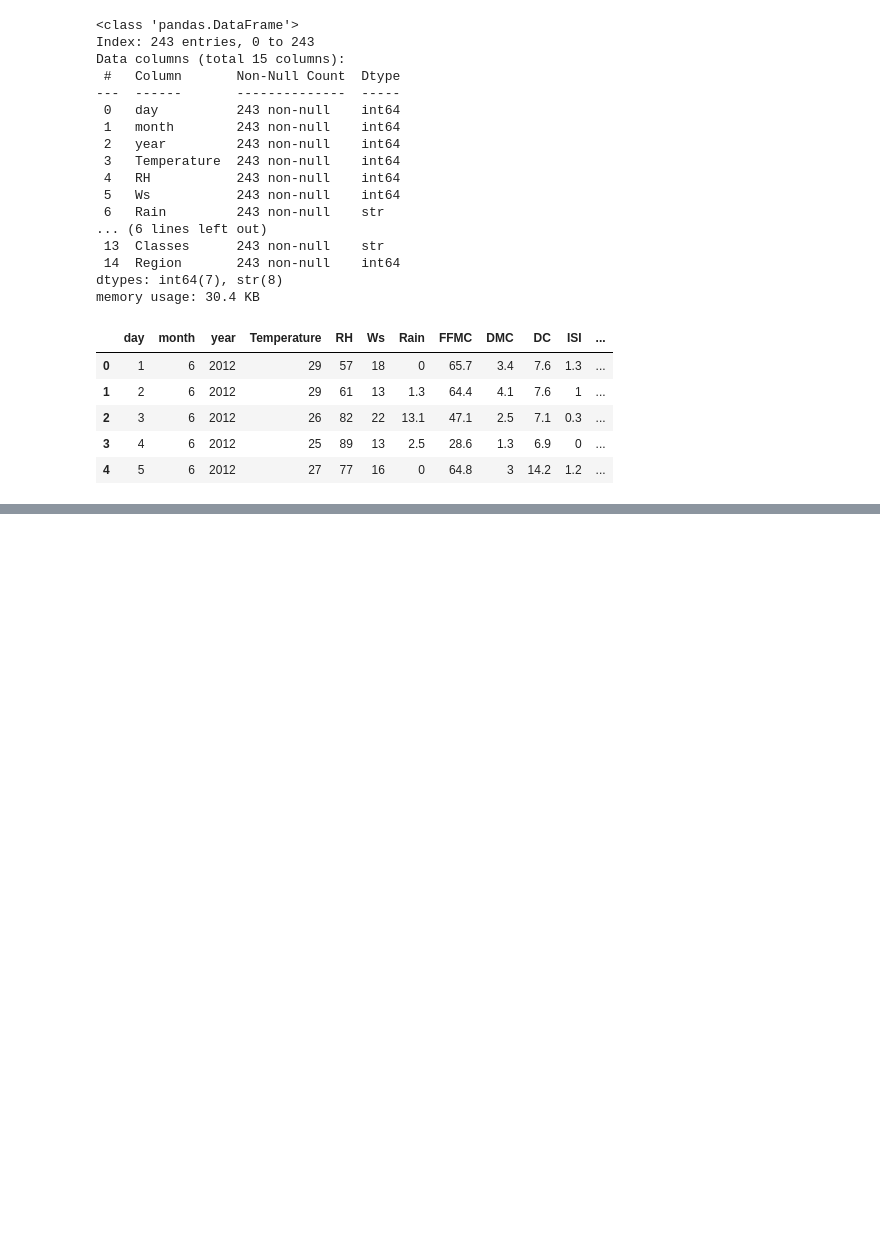
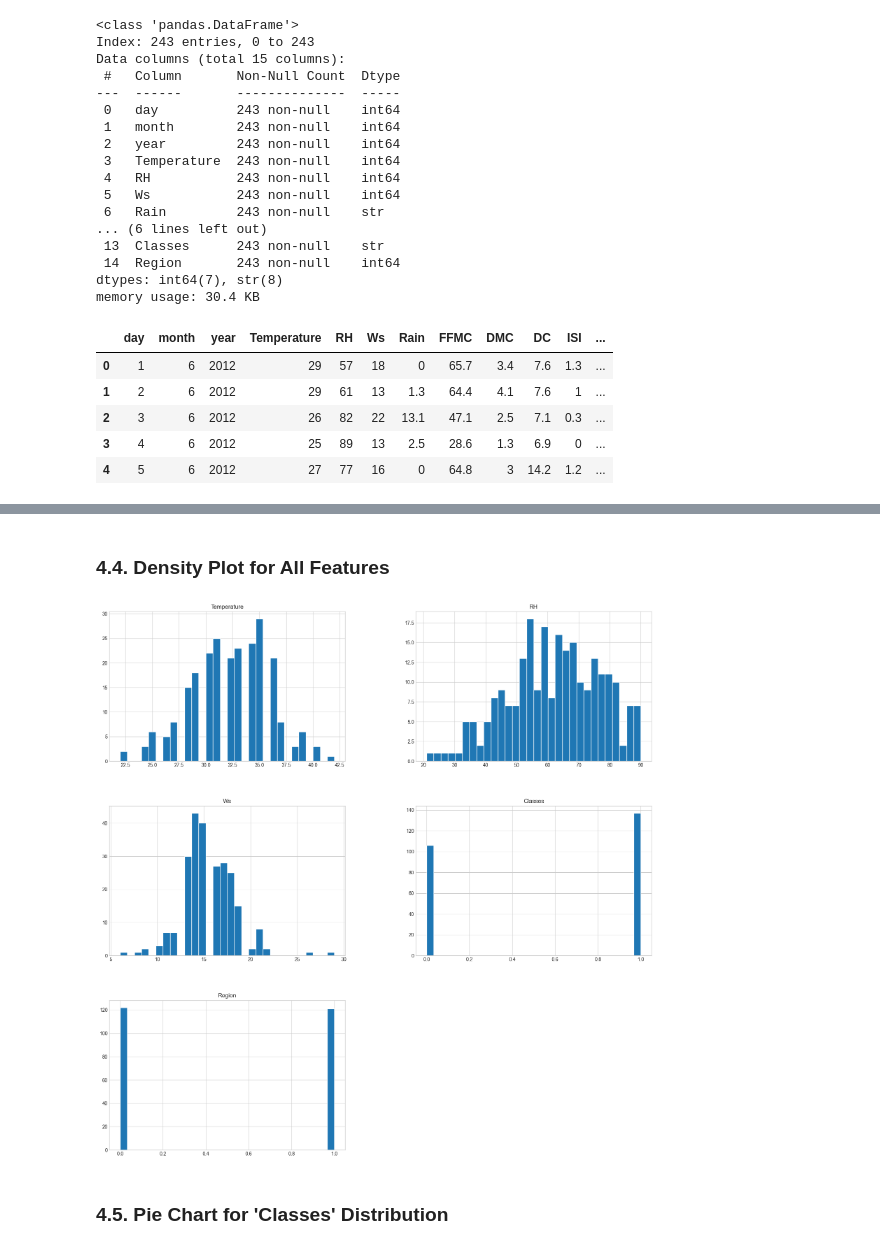
Before and after one commit to Tamim2276/Machine-Learning, a Jupyter notebook: Ridge,Lasso And ElasticNet/RidgeLassoAndElasticNet.ipynb, the cells around one changed output, grey strips where cells are left out. Drawn from its saved outputs; the diff is of its cells as text; code cells hidden in the pictures; blank space fills up the shorter version.

```diff
--- a/Ridge,Lasso And ElasticNet/RidgeLassoAndElasticNet.ipynb
+++ b/Ridge,Lasso And ElasticNet/RidgeLassoAndElasticNet.ipynb
@@ -367,0 +433,3 @@ df.describe().T
+# %%
+# Drop date-related columns for EDA
+df.drop(['day','month','year'], axis=1, inplace=True)
@@ -367,0 +468,3 @@ df.describe().T
+# %%
+# Encode 'Classes' column
+df['Classes'] = np.where (df['Classes'].str.contains('not fire'),0,1)
@@ -367,0 +489,11 @@ df.describe().T
+# %% [markdown]
+### 4.4. Density Plot for All Features
+# %%
+# Plot histograms for all features
+plt.style.use('seaborn-v0_8-whitegrid')
+df.hist(bins = 30, figsize=(20,20))
+plt.show()
+# %% [output]
+[figure, added]
+# %% [markdown]
+### 4.5. Pie Chart for 'Classes' Distribution
```
Also changed, not shown: parts of 78 cells of this notebook, 2 other files.
